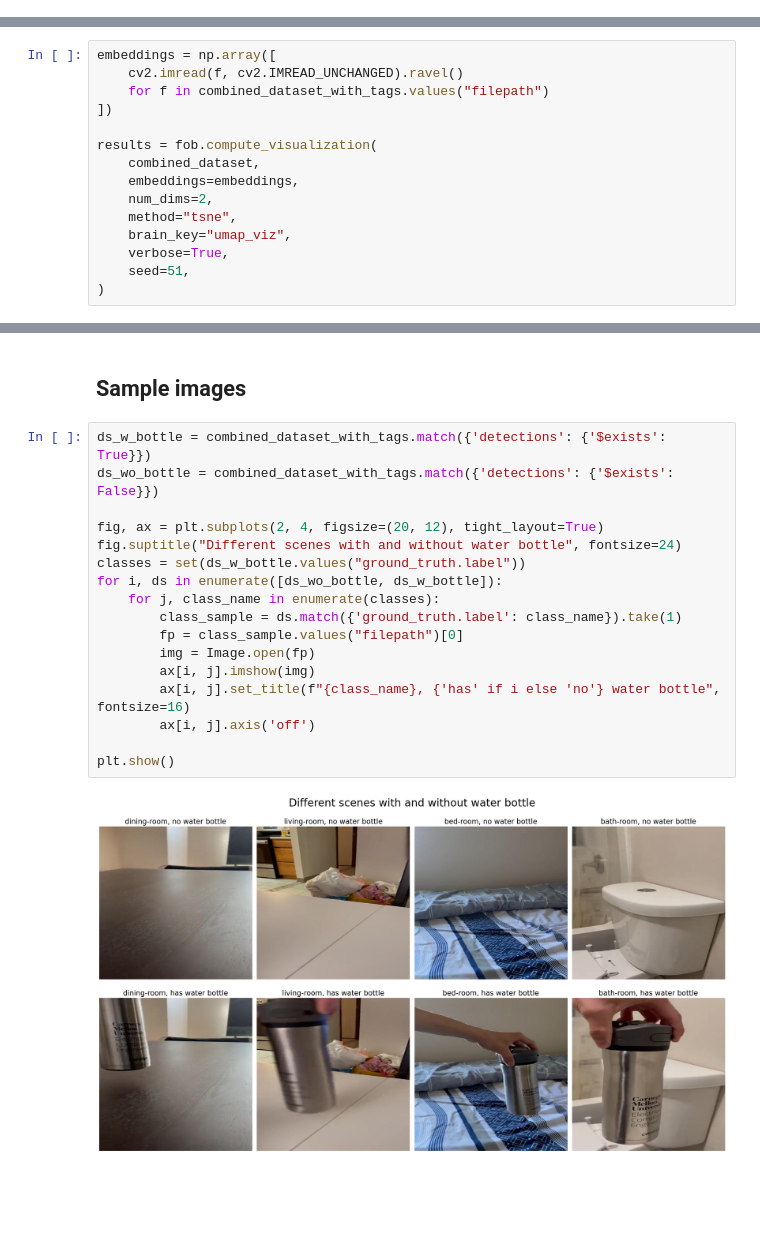
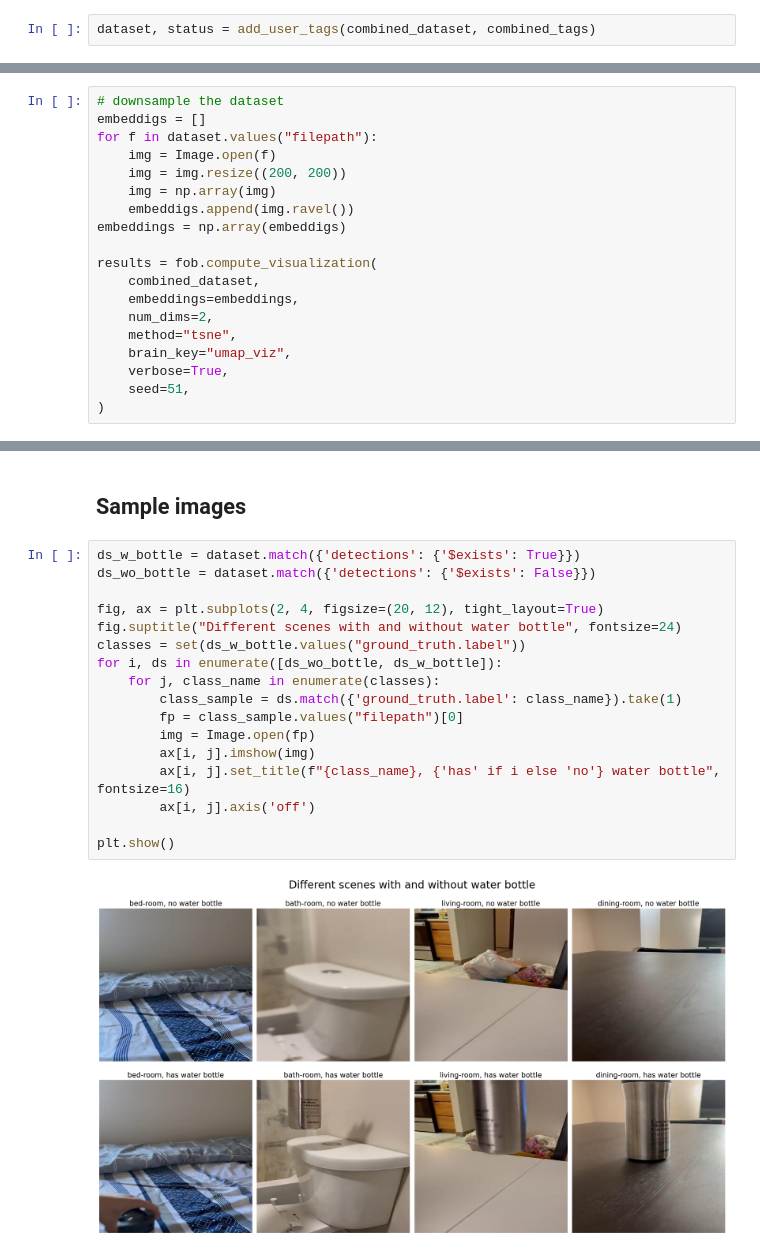
Before and after one commit to chychiang/tmod, a Jupyter notebook: test_dataset.ipynb, the cells around one changed output, grey strips where cells are left out. Saved outputs shown, nothing was run; the diff lists cells and outputs as text; blank space fills up the shorter version.

```diff
--- a/test_dataset.ipynb
+++ b/test_dataset.ipynb
@@ -72,12 +38,18 @@ Failed to add tags to 0 samples
+# %%
+dataset, status = add_user_tags(combined_dataset, combined_tags)
 # %% [markdown]
 ## Feature visualizations
 
 ### t-SNE visualization of the features
 # %%
-embeddings = np.array([
-    cv2.imread(f, cv2.IMREAD_UNCHANGED).ravel()
-    for f in combined_dataset_with_tags.values("filepath")
-])
+# downsample the dataset
+embeddigs = []
+for f in dataset.values("filepath"):
+    img = Image.open(f)
+    img = img.resize((200, 200))
+    img = np.array(img)
+    embeddigs.append(img.ravel())
+embeddings = np.array(embeddigs)
 
 results = fob.compute_visualization(
     combined_dataset,
@@ -132,21 +104,21 @@ plt.show()
 # %% [markdown]
 ## Sample images
 # %%
-ds_w_bottle = combined_dataset_with_tags.match({'detections': {'$exists': True}})
-ds_wo_bottle = combined_dataset_with_tags.match({'detections': {'$exists': False}})
+ds_w_bottle = dataset.match({'detections': {'$exists': True}})
+ds_wo_bottle = dataset.match({'detections': {'$exists': False}})
 
 fig, ax = plt.subplots(2, 4, figsize=(20, 12), tight_layout=True)
 fig.suptitle("Different scenes with and without water bottle", fontsize=24)
 classes = set(ds_w_bottle.values("ground_truth.label"))
 for i, ds in enumerate([ds_wo_bottle, ds_w_bottle]):
     for j, class_name in enumerate(classes):
         class_sample = ds.match({'ground_truth.label': class_name}).take(1)
         fp = class_sample.values("filepath")[0]
         img = Image.open(fp)
         ax[i, j].imshow(img)
         ax[i, j].set_title(f"{class_name}, {'has' if i else 'no'} water bottle", fontsize=16)
         ax[i, j].axis('off')
 
 plt.show()
 # %% [output]
-[figure, old version]
+[figure, new version]
```
Also changed, not shown: parts of 5 cells of this notebook, 3 other files.
